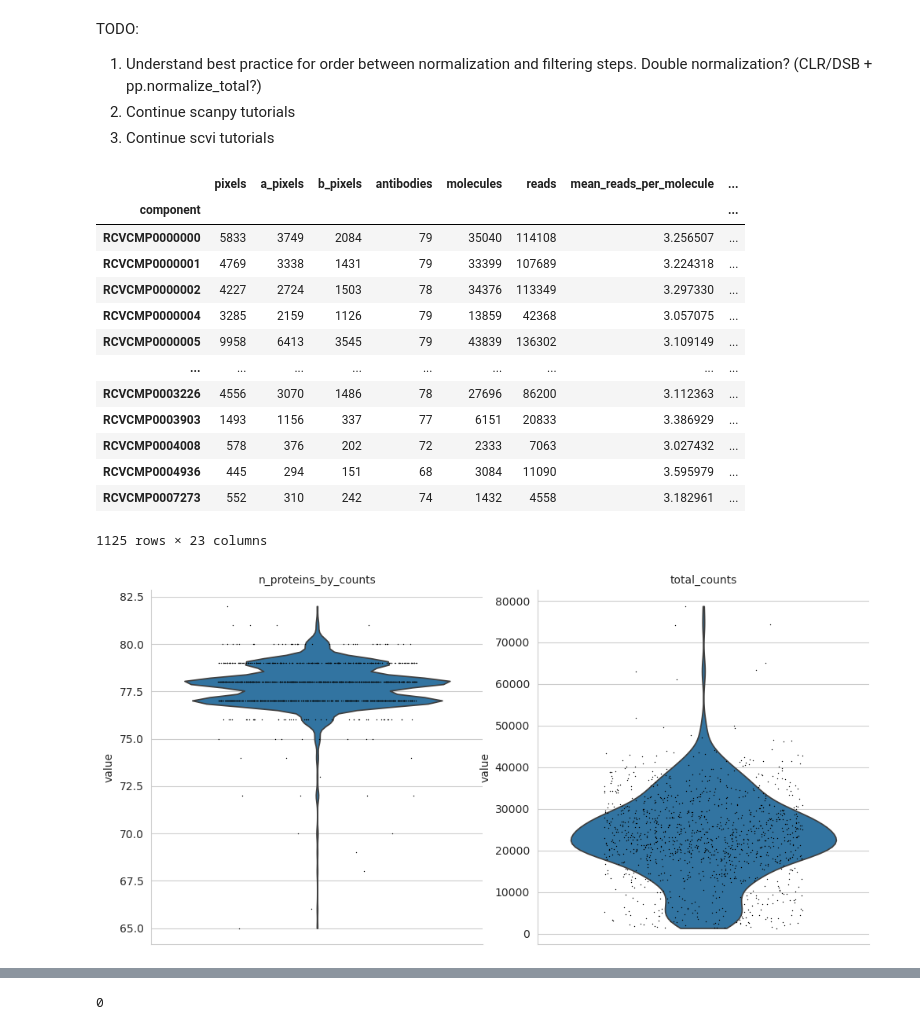
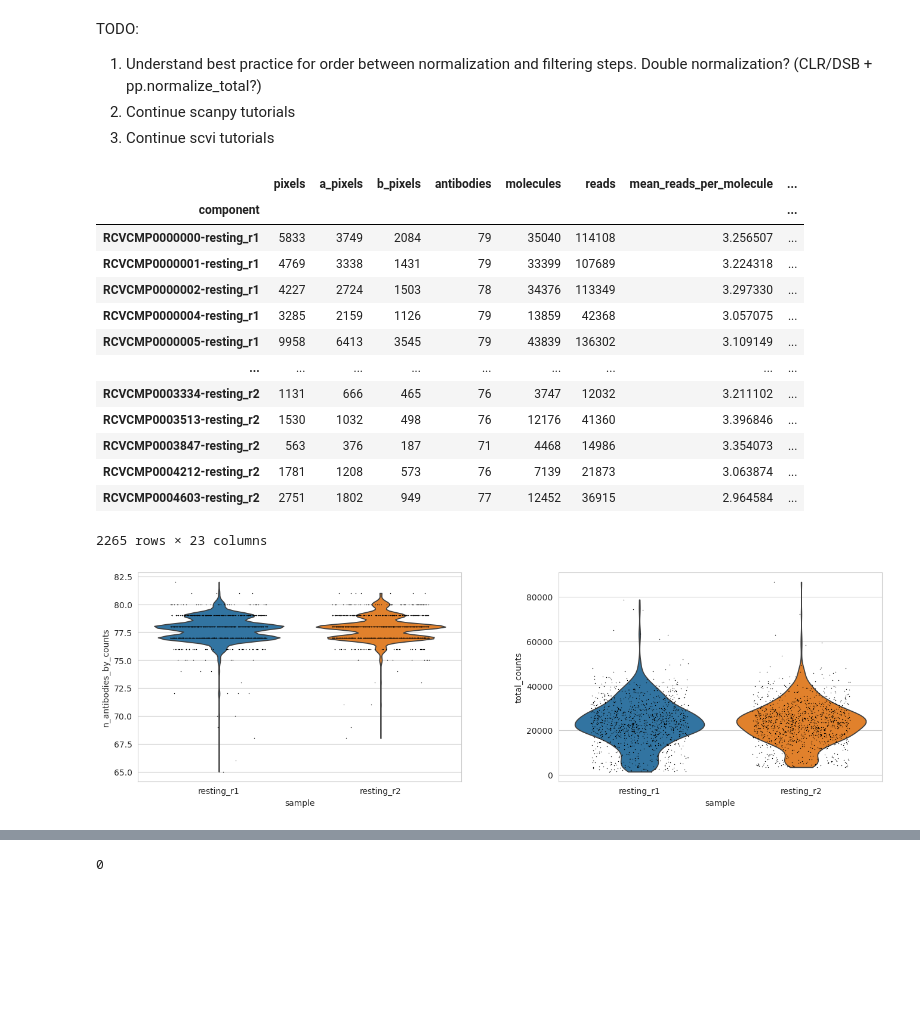
Before and after one commit to zhsegal/PxlgnProject, a Jupyter notebook: EDA.ipynb, the cells around one changed output, grey strips where cells are left out. Cells and saved outputs as stored; diff of their text form; code cells hidden in the pictures; blank space fills up the shorter version.

```diff
--- a/EDA.ipynb
+++ b/EDA.ipynb
@@ -23,8 +24,6 @@ TODO:
 DATA_DIR = Path('./datasets')
 
 # Dataset: https://software.pixelgen.com/datasets/technote-mpx-v1-vs-v2
-
-
 # We use only the V2 non stimulated cells
 # FILENAMES = [
 #     "Sample05_V2_PBMC_r1.layout.dataset.pxl",
@@ -45,33 +44,39 @@ DATA_DIR = Path('./datasets')
 # )
 # pg_data.save(combined_path, force_overwrite=True)
 
-# Sample 1 of the V2 kit (non stimulated cells)
-pg_data = pixelator.read(DATA_DIR / "Sample05_V2_PBMC_r1.layout.dataset.pxl")
-pg_data.adata.obs['sample'] = 'resting_r1'
-adata = pg_data.adata
-sc.pp.calculate_qc_metrics(adata, percent_top=None, inplace=True, var_type='proteins')
+# V2 kit (non stimulated cells)
+pg_data_1 = pixelator.read(DATA_DIR / "Sample05_V2_PBMC_r1.layout.dataset.pxl")
+# pg_data_1.adata.obs['sample'] = 'resting_r1'
+
+pg_data_2 = pixelator.read(DATA_DIR / "Sample06_V2_PBMC_r2.layout.dataset.pxl")
+# pg_data_1.adata.obs['sample'] = 'resting_r2'
+
+
+adata = anndata.AnnData.concatenate(pg_data_1.adata, pg_data_2.adata, batch_key='sample', batch_categories=['resting_r1', 'resting_r2'])
+sc.pp.calculate_qc_metrics(adata, percent_top=None, inplace=True, var_type='antibodies')
 adata.obs
 # %% [output]
 |  | pixels | a_pixels | b_pixels | antibodies | molecules | reads | mean_reads_per_molecule | ... |
 | component |  |  |  |  |  |  |  | ... |
-| RCVCMP0000000 | 5833 | 3749 | 2084 | 79 | 35040 | 114108 | 3.256507 | ... |
-| RCVCMP0000001 | 4769 | 3338 | 1431 | 79 | 33399 | 107689 | 3.224318 | ... |
-| RCVCMP0000002 | 4227 | 2724 | 1503 | 78 | 34376 | 113349 | 3.297330 | ... |
-| RCVCMP0000004 | 3285 | 2159 | 1126 | 79 | 13859 | 42368 | 3.057075 | ... |
-| RCVCMP0000005 | 9958 | 6413 | 3545 | 79 | 43839 | 136302 | 3.109149 | ... |
+| RCVCMP0000000-resting_r1 | 5833 | 3749 | 2084 | 79 | 35040 | 114108 | 3.256507 | ... |
+| RCVCMP0000001-resting_r1 | 4769 | 3338 | 1431 | 79 | 33399 | 107689 | 3.224318 | ... |
+| RCVCMP0000002-resting_r1 | 4227 | 2724 | 1503 | 78 | 34376 | 113349 | 3.297330 | ... |
+| RCVCMP0000004-resting_r1 | 3285 | 2159 | 1126 | 79 | 13859 | 42368 | 3.057075 | ... |
+| RCVCMP0000005-resting_r1 | 9958 | 6413 | 3545 | 79 | 43839 | 136302 | 3.109149 | ... |
 | ... | ... | ... | ... | ... | ... | ... | ... | ... |
-| RCVCMP0003226 | 4556 | 3070 | 1486 | 78 | 27696 | 86200 | 3.112363 | ... |
-| RCVCMP0003903 | 1493 | 1156 | 337 | 77 | 6151 | 20833 | 3.386929 | ... |
-| RCVCMP0004008 | 578 | 376 | 202 | 72 | 2333 | 7063 | 3.027432 | ... |
-| RCVCMP0004936 | 445 | 294 | 151 | 68 | 3084 | 11090 | 3.595979 | ... |
-| RCVCMP0007273 | 552 | 310 | 242 | 74 | 1432 | 4558 | 3.182961 | ... |
+| RCVCMP0003334-resting_r2 | 1131 | 666 | 465 | 76 | 3747 | 12032 | 3.211102 | ... |
+| RCVCMP0003513-resting_r2 | 1530 | 1032 | 498 | 76 | 12176 | 41360 | 3.396846 | ... |
+| RCVCMP0003847-resting_r2 | 563 | 376 | 187 | 71 | 4468 | 14986 | 3.354073 | ... |
+| RCVCMP0004212-resting_r2 | 1781 | 1208 | 573 | 76 | 7139 | 21873 | 3.063874 | ... |
+| RCVCMP0004603-resting_r2 | 2751 | 1802 | 949 | 77 | 12452 | 36915 | 2.964584 | ... |
-1125 rows × 23 columns
+2265 rows × 23 columns
 # %%
 sc.pl.violin(
     adata,
-    ["n_proteins_by_counts", "total_counts",],
+    ["n_antibodies_by_counts", "total_counts",],
+    groupby='sample',
     jitter=0.3,
     multi_panel=True,
 )
 # %% [output]
-[figure, old version]
+[figure, new version]
```
Also changed, not shown: parts of 30 cells of this notebook, 4 other files.
